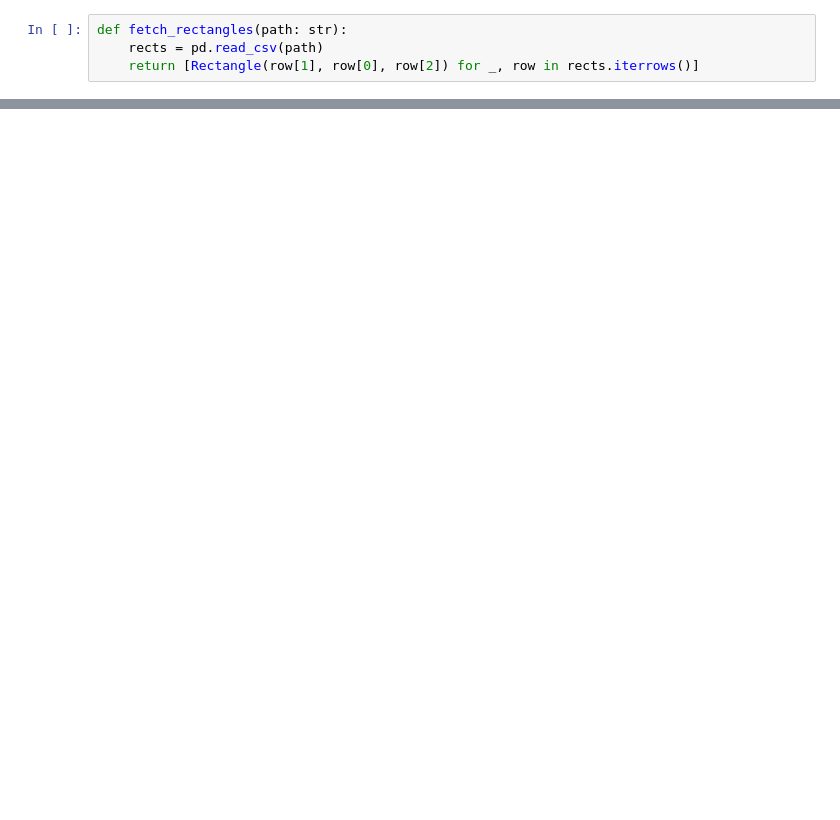
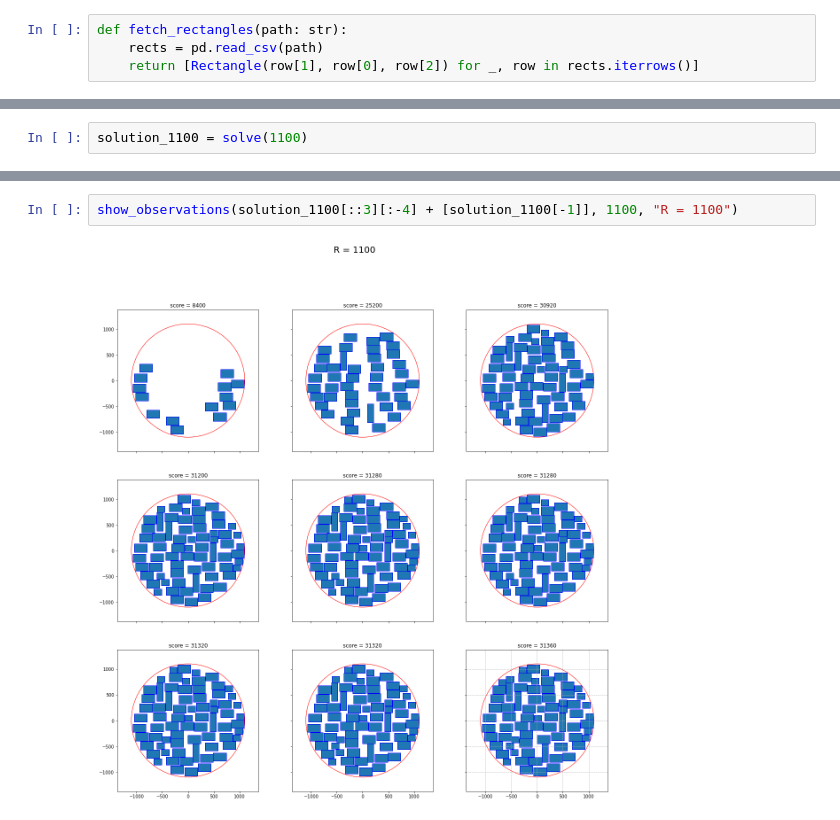
Before and after one commit to pablo2811/genetic-algo, a Jupyter notebook: src/problems/cutting-stock/testing.ipynb, the cells around one changed output, grey strips where cells are left out. Drawn from its saved outputs; the diff is of its cells as text; blank space fills up the shorter version.

```diff
--- a/src/problems/cutting-stock/testing.ipynb
+++ b/src/problems/cutting-stock/testing.ipynb
@@ -145,0 +125,2 @@ best_obs
+# %%
+solution_1100 = solve(1100)
@@ -145,0 +145,4 @@ best_obs
+# %%
+show_observations(solution_1100[::3][:-4] + [solution_1100[-1]], 1100, "R = 1100")
+# %% [output]
+[figure, added]
```
Also changed, not shown: parts of 24 cells of this notebook, 6 other files.
